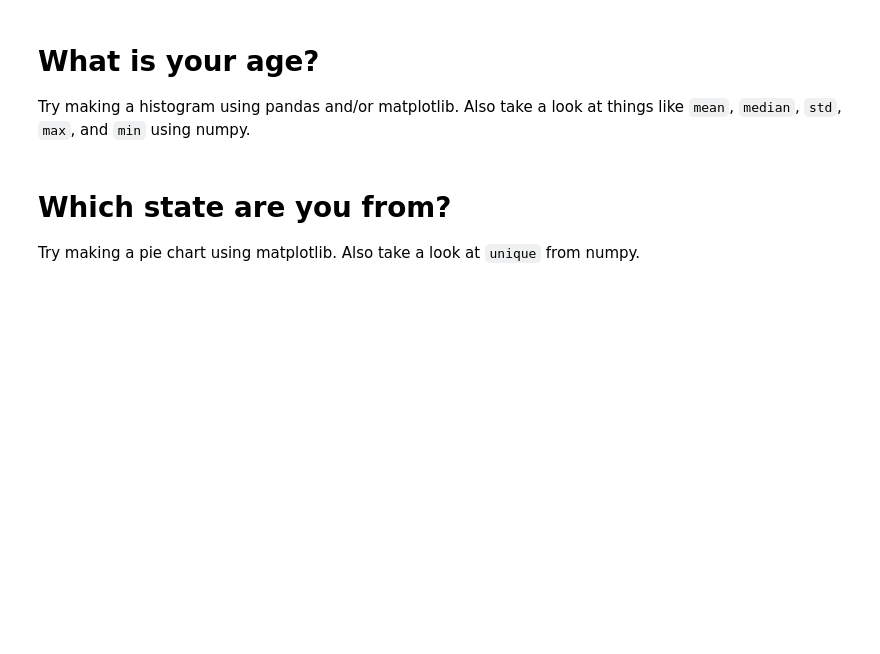
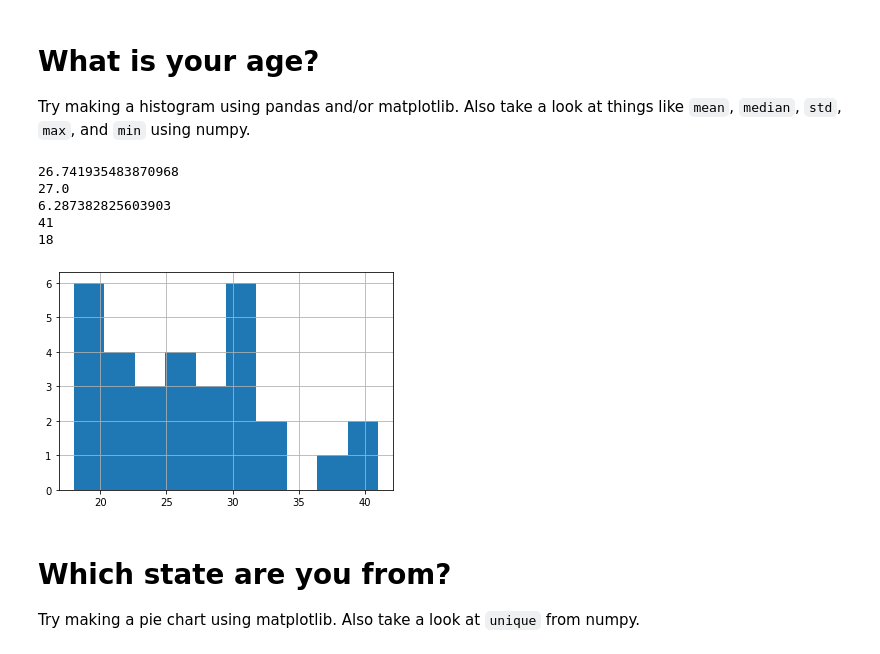
Before and after one commit to Keshapatel815/STEM_Python_Course, a Jupyter notebook: 01_Week1/05_PackagesIntro/05_A_packages_activity.ipynb, the cells around one changed output. Cells and saved outputs as stored; diff of their text form; code cells hidden in the pictures; blank space fills up the shorter version.

```diff
--- a/01_Week1/05_PackagesIntro/05_A_packages_activity.ipynb
+++ b/01_Week1/05_PackagesIntro/05_A_packages_activity.ipynb
@@ -191,6 +191,20 @@ Try making a pie chart using matplotlib.
 # %% [markdown]
 # What is your age?
 Try making a histogram using pandas and/or matplotlib. Also take a look at things like `mean`, `median`, `std`, `max`, and `min` using numpy.
+# %%
+survey_responses['What is your age?'].hist()
+print(survey_responses['What is your age?'].mean())
+print(survey_responses['What is your age?'].median())
+print(survey_responses['What is your age?'].std())
+print(survey_responses['What is your age?'].max())
+print(survey_responses['What is your age?'].min())
+# %% [output]
+26.741935483870968
+27.0
+6.287382825603903
+41
+18
+[figure, added]
 # %% [markdown]
 # Which state are you  from?
 Try making a pie chart using matplotlib. Also take a look at `unique` from numpy.
```
Also changed, not shown: parts of 1 cell of this notebook.
